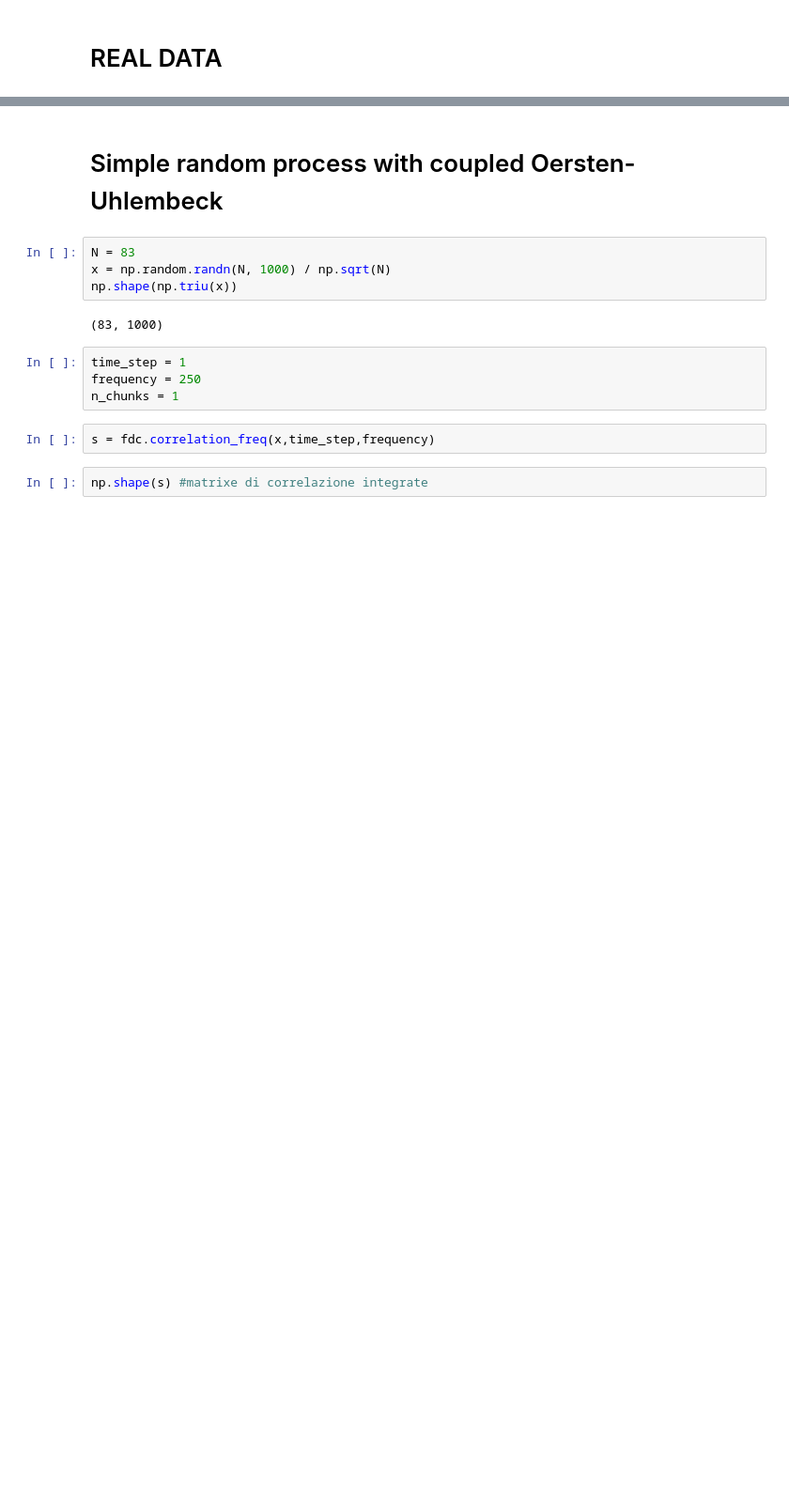
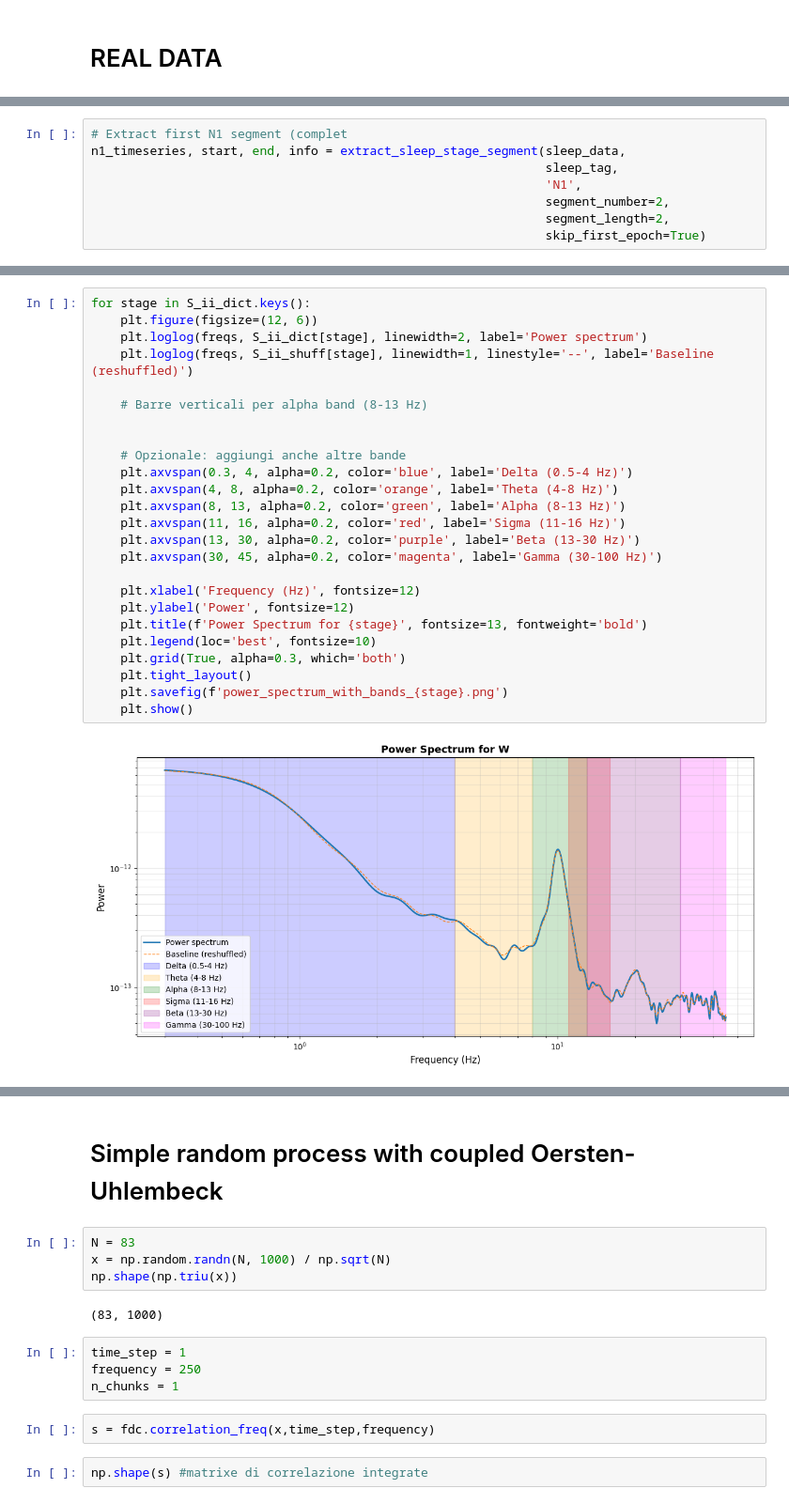
Before and after one commit to armanetti/sleep-tagging, a Jupyter notebook: src/fdc_paper_figures.ipynb, the cells around one changed output, grey strips where cells are left out. Shown at 94% size. Cells and saved outputs as stored; diff of their text form; blank space fills up the shorter version.

```diff
--- a/src/fdc_paper_figures.ipynb
+++ b/src/fdc_paper_figures.ipynb
@@ -11,0 +427,8 @@ import matplotlib.pyplot as plt
+# %%
+# Extract first N1 segment (complet
+n1_timeseries, start, end, info = extract_sleep_stage_segment(sleep_data,
+                                                              sleep_tag,
+                                                              'N1',
+                                                              segment_number=2,
+                                                              segment_length=2,
+                                                              skip_first_epoch=True)
@@ -11,0 +611,27 @@ import matplotlib.pyplot as plt
+# %%
+for stage in S_ii_dict.keys():
+    plt.figure(figsize=(12, 6))
+    plt.loglog(freqs, S_ii_dict[stage], linewidth=2, label='Power spectrum')
+    plt.loglog(freqs, S_ii_shuff[stage], linewidth=1, linestyle='--', label='Baseline (reshuffled)')
+
+    # Barre verticali per alpha band (8-13 Hz)
+
+
+    # Opzionale: aggiungi anche altre bande
+    plt.axvspan(0.3, 4, alpha=0.2, color='blue', label='Delta (0.5-4 Hz)')
+    plt.axvspan(4, 8, alpha=0.2, color='orange', label='Theta (4-8 Hz)')
+    plt.axvspan(8, 13, alpha=0.2, color='green', label='Alpha (8-13 Hz)')
+    plt.axvspan(11, 16, alpha=0.2, color='red', label='Sigma (11-16 Hz)')
+    plt.axvspan(13, 30, alpha=0.2, color='purple', label='Beta (13-30 Hz)')
+    plt.axvspan(30, 45, alpha=0.2, color='magenta', label='Gamma (30-100 Hz)')
+
+    plt.xlabel('Frequency (Hz)', fontsize=12)
+    plt.ylabel('Power', fontsize=12)
+    plt.title(f'Power Spectrum for {stage}', fontsize=13, fontweight='bold')
+    plt.legend(loc='best', fontsize=10)
+    plt.grid(True, alpha=0.3, which='both')
+    plt.tight_layout()
+    plt.savefig(f'power_spectrum_with_bands_{stage}.png')
+    plt.show()
+# %% [output]
+[figure, added]
```
Also changed, not shown: parts of 19 cells of this notebook, 9 other files.
